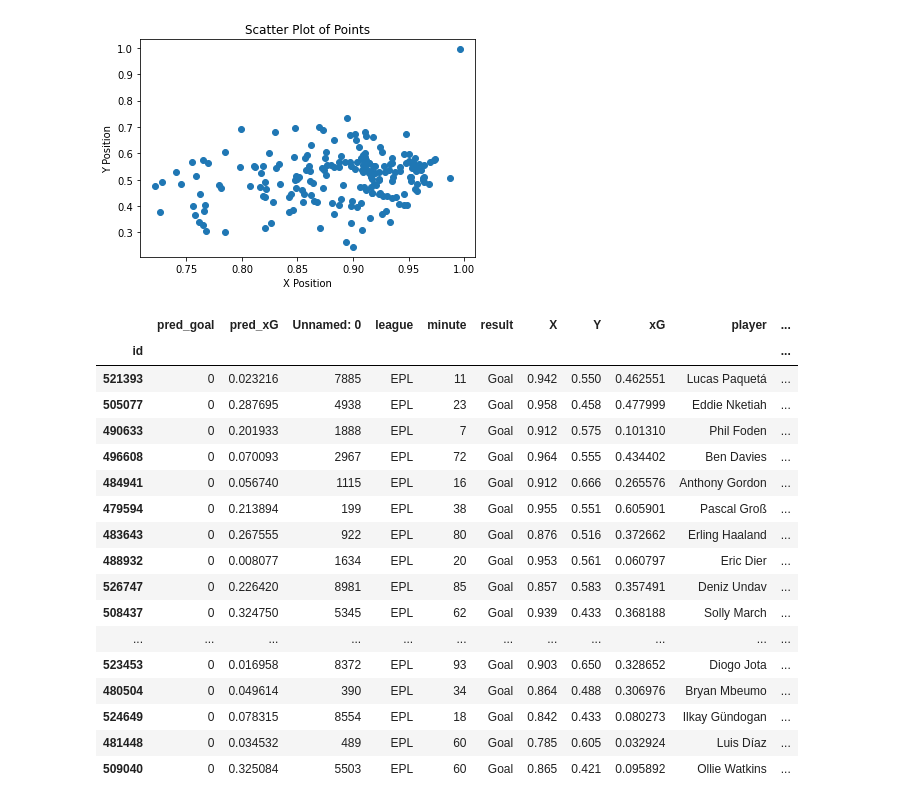
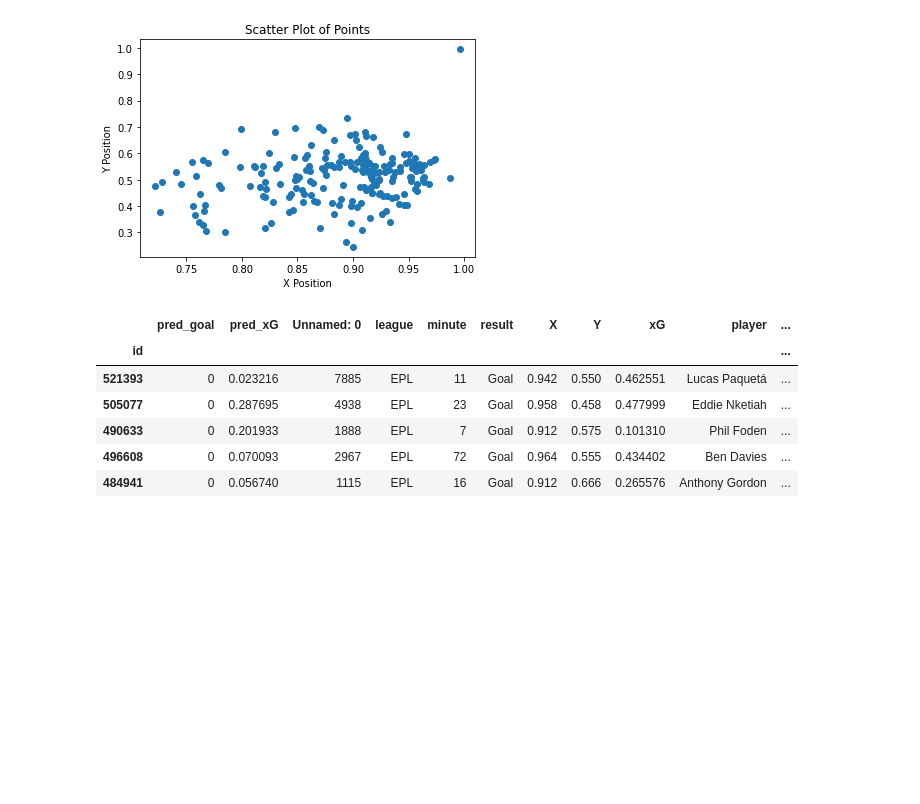
Before and after one commit to puxiao10/Hierarchy_xG_Model, a Jupyter notebook: xG_model.ipynb, the cells around one changed output. Cells and saved outputs as stored; diff of their text form; code cells hidden in the pictures; blank space fills up the shorter version.

```diff
--- a/xG_model.ipynb
+++ b/xG_model.ipynb
@@ -425,23 +403,12 @@ plt.show()
 # %% [output]
 [figure]
 # %%
-incorrectly_pred_miss
+incorrectly_pred_miss.head()
 # %% [output]
 |  | pred_goal | pred_xG | Unnamed: 0 | league | minute | result | X | Y | xG | player | ... |
 | id |  |  |  |  |  |  |  |  |  |  | ... |
 | 521393 | 0 | 0.023216 | 7885 | EPL | 11 | Goal | 0.942 | 0.550 | 0.462551 | Lucas Paquetá | ... |
 | 505077 | 0 | 0.287695 | 4938 | EPL | 23 | Goal | 0.958 | 0.458 | 0.477999 | Eddie Nketiah | ... |
 | 490633 | 0 | 0.201933 | 1888 | EPL | 7 | Goal | 0.912 | 0.575 | 0.101310 | Phil Foden | ... |
 | 496608 | 0 | 0.070093 | 2967 | EPL | 72 | Goal | 0.964 | 0.555 | 0.434402 | Ben Davies | ... |
 | 484941 | 0 | 0.056740 | 1115 | EPL | 16 | Goal | 0.912 | 0.666 | 0.265576 | Anthony Gordon | ... |
-| 479594 | 0 | 0.213894 | 199 | EPL | 38 | Goal | 0.955 | 0.551 | 0.605901 | Pascal Groß | ... |
-| 483643 | 0 | 0.267555 | 922 | EPL | 80 | Goal | 0.876 | 0.516 | 0.372662 | Erling Haaland | ... |
-| 488932 | 0 | 0.008077 | 1634 | EPL | 20 | Goal | 0.953 | 0.561 | 0.060797 | Eric Dier | ... |
-| 526747 | 0 | 0.226420 | 8981 | EPL | 85 | Goal | 0.857 | 0.583 | 0.357491 | Deniz Undav | ... |
-| 508437 | 0 | 0.324750 | 5345 | EPL | 62 | Goal | 0.939 | 0.433 | 0.368188 | Solly March | ... |
-| ... | ... | ... | ... | ... | ... | ... | ... | ... | ... | ... | ... |
-| 523453 | 0 | 0.016958 | 8372 | EPL | 93 | Goal | 0.903 | 0.650 | 0.328652 | Diogo Jota | ... |
-| 480504 | 0 | 0.049614 | 390 | EPL | 34 | Goal | 0.864 | 0.488 | 0.306976 | Bryan Mbeumo | ... |
-| 524649 | 0 | 0.078315 | 8554 | EPL | 18 | Goal | 0.842 | 0.433 | 0.080273 | Ilkay Gündogan | ... |
-| 481448 | 0 | 0.034532 | 489 | EPL | 60 | Goal | 0.785 | 0.605 | 0.032924 | Luis Díaz | ... |
-| 509040 | 0 | 0.325084 | 5503 | EPL | 60 | Goal | 0.865 | 0.421 | 0.095892 | Ollie Watkins | ... |
```
Also changed, not shown: parts of 2 cells of this notebook.
